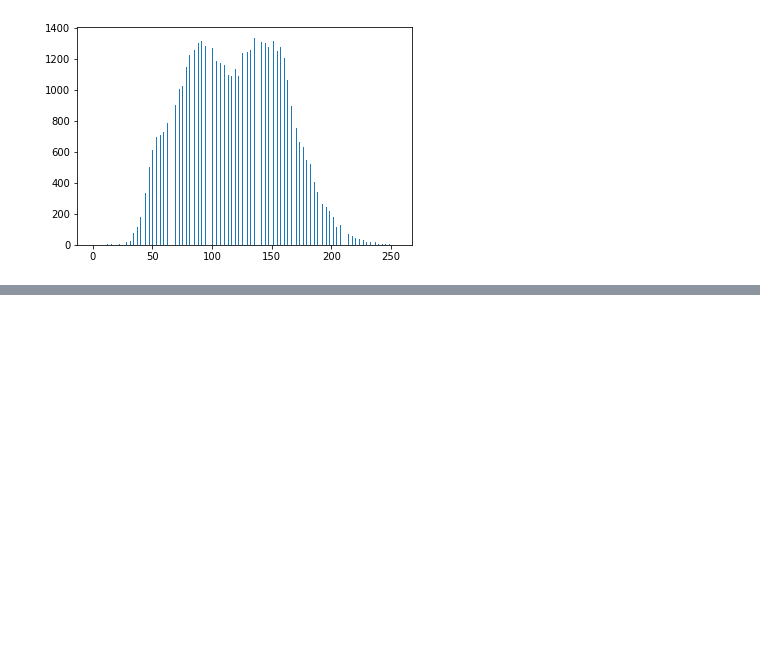
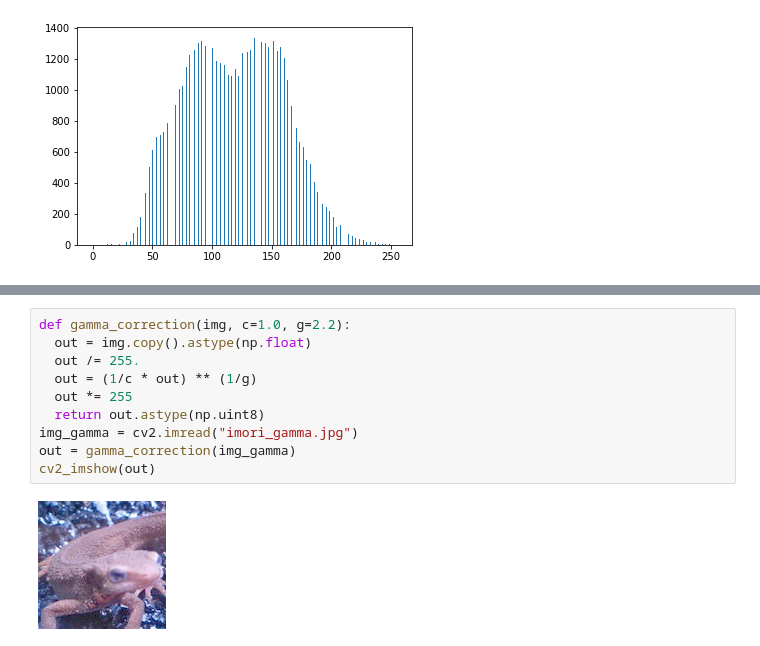
Before and after one commit to whatalnk/Gasyori100knock, a Jupyter notebook: notebooks/Question_21_30.ipynb, the cells around one changed output, grey strips where cells are left out. Cells and saved outputs as stored; diff of their text form; blank space fills up the shorter version.

Commit message:
Q24 gamma correction

```diff
--- a/notebooks/Question_21_30.ipynb
+++ b/notebooks/Question_21_30.ipynb
@@ -144,0 +152,12 @@ plt.show()
+# %%
+def gamma_correction(img, c=1.0, g=2.2):
+  out = img.copy().astype(np.float)
+  out /= 255.
+  out = (1/c * out) ** (1/g)
+  out *= 255
+  return out.astype(np.uint8)
+img_gamma = cv2.imread("imori_gamma.jpg")
+out = gamma_correction(img_gamma)
+cv2_imshow(out)
+# %% [output]
+[figure, added]
```
Also changed, not shown: parts of 2 cells of this notebook.
